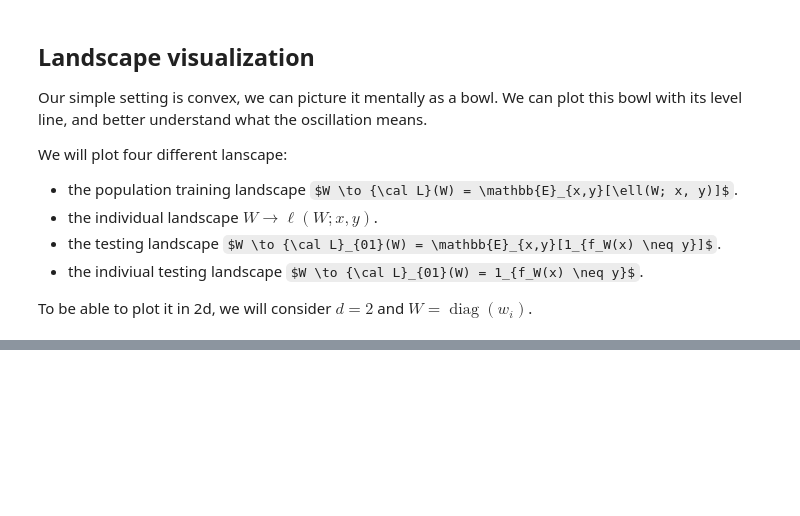
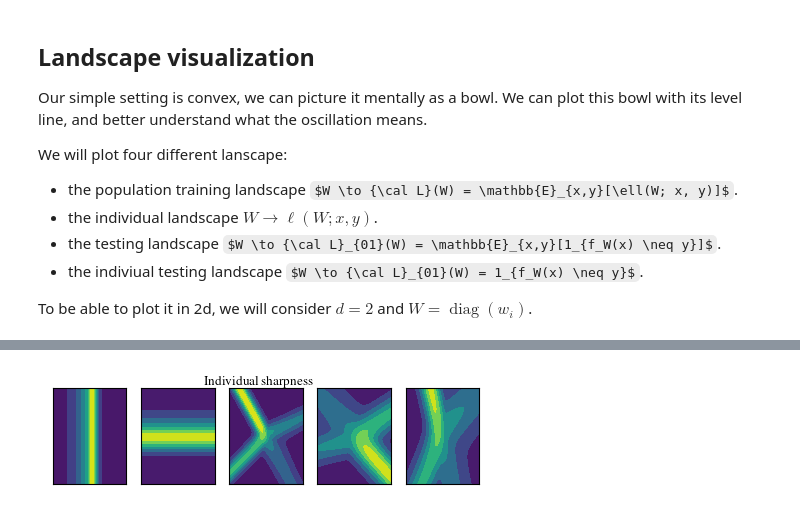
Before and after one commit to VivienCabannes/memory-theory, a Jupyter notebook: scratchpad.ipynb, the cells around one changed output, grey strips where cells are left out. Saved outputs shown, nothing was run; the diff lists cells and outputs as text; code cells hidden in the pictures; some formulas as TeX source; blank space fills up the shorter version.

```diff
--- a/scratchpad.ipynb
+++ b/scratchpad.ipynb
@@ -466,3 +496,13 @@ fig.savefig('individual_train_landscape.pdf', bbox_inches='tight', pad_inches=0)
+# %%
+fig, ax = plt.subplots(1, 5, figsize=(5.5, 1.25))
+for i in range(5):
+    ax[i].contourf(X, Y, H[:, i].reshape((num, num)))
+    ax[i].set_xticks([])
+    ax[i].set_yticks([])
+fig.suptitle('Individual sharpness')
+fig.savefig('individual_sharpness.pdf', bbox_inches='tight', pad_inches=0)
+# %% [output]
+[figure, added]
 # %%
 pred = score.argmax(dim=2)
 pred = (pred != all_y).to(float)
```
Also changed, not shown: parts of 10 cells of this notebook.
